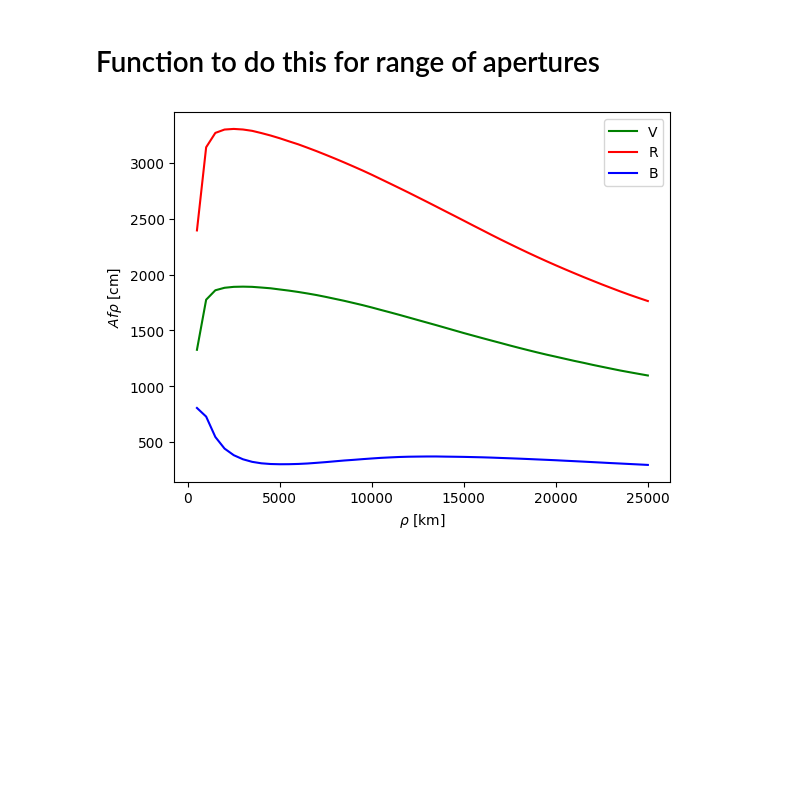
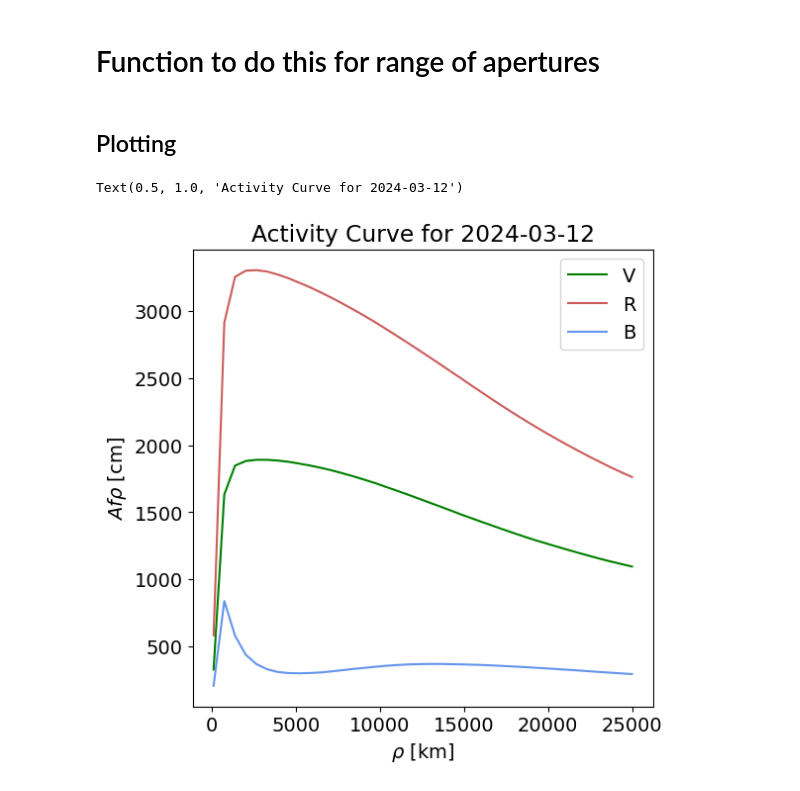
Before and after one commit to daraghhollman/Comet62P-Tsuchinshan, a Jupyter notebook: NewScripts/aperturePhotometry.ipynb, the cells around one changed output. Saved outputs shown, nothing was run; the diff lists cells and outputs as text; code cells hidden in the pictures; blank space fills up the shorter version.

```diff
--- a/NewScripts/aperturePhotometry.ipynb
+++ b/NewScripts/aperturePhotometry.ipynb
@@ -178,14 +183,11 @@ def FindActivityCurve(image, comet, apertureRangeKm, zeroPoint, showPlot=False):
 
     return [apertureRangeKm, activity]
 # %%
-apertureRange = np.linspace(500, 25000, 15)
+apertureRange = np.linspace(100, 25000, 40)
+phase = 9.64 # degrees
 # %%
-apRange, activityV = FindActivityCurve(vImageStacked, cometV, apertureRange, zeroPoint=vZeroPoint, showPlot=False)
+apRange, activityV = FindActivityCurve(vImageStacked, cometV, apertureRange, zeroPoint=vZeroPoint, phase=phase, showPlot=False)
 # %%
-apRange, activityR = FindActivityCurve(rImageStacked, cometR, apertureRange, zeroPoint=vZeroPoint, showPlot=False)
+apRange, activityR = FindActivityCurve(rImageStacked, cometR, apertureRange, zeroPoint=vZeroPoint, phase=phase, showPlot=False)
 # %%
-apRange, activityB = FindActivityCurve(bImageStacked, cometB, apertureRange, zeroPoint=vZeroPoint, showPlot=False)
+apRange, activityB = FindActivityCurve(bImageStacked, cometB, apertureRange, zeroPoint=vZeroPoint, phase=phase, showPlot=False)
-# %%
-ctk.PlotAfrho(apRange, activityV, activityR, activityB)
-# %% [output]
-[figure, removed]
@@ -191,0 +202,8 @@ ctk.PlotAfrho(apRange, activityV, activityR, activityB)
+# %% [markdown]
+## Plotting
+# %%
+ctk.PlotAfrho(apRange, activityV, activityR, activityB, colours=["green", "indianred", "cornflowerblue"], figsize=(6,6))
+plt.title(r"Activity Curve for 2024-03-12")
+# %% [output]
+Text(0.5, 1.0, 'Activity Curve for 2024-03-12')
+[figure, added]
```
Also changed, not shown: parts of 4 cells of this notebook, 2 other files.
